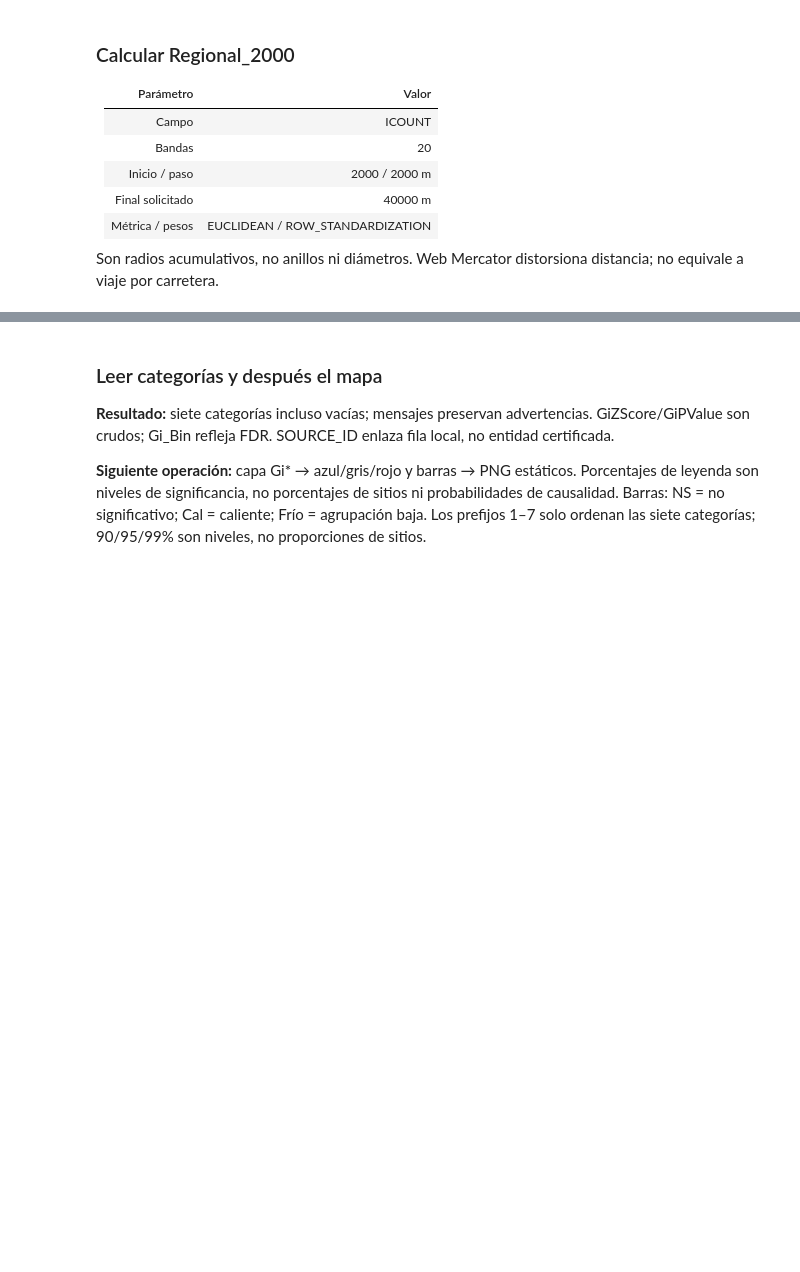
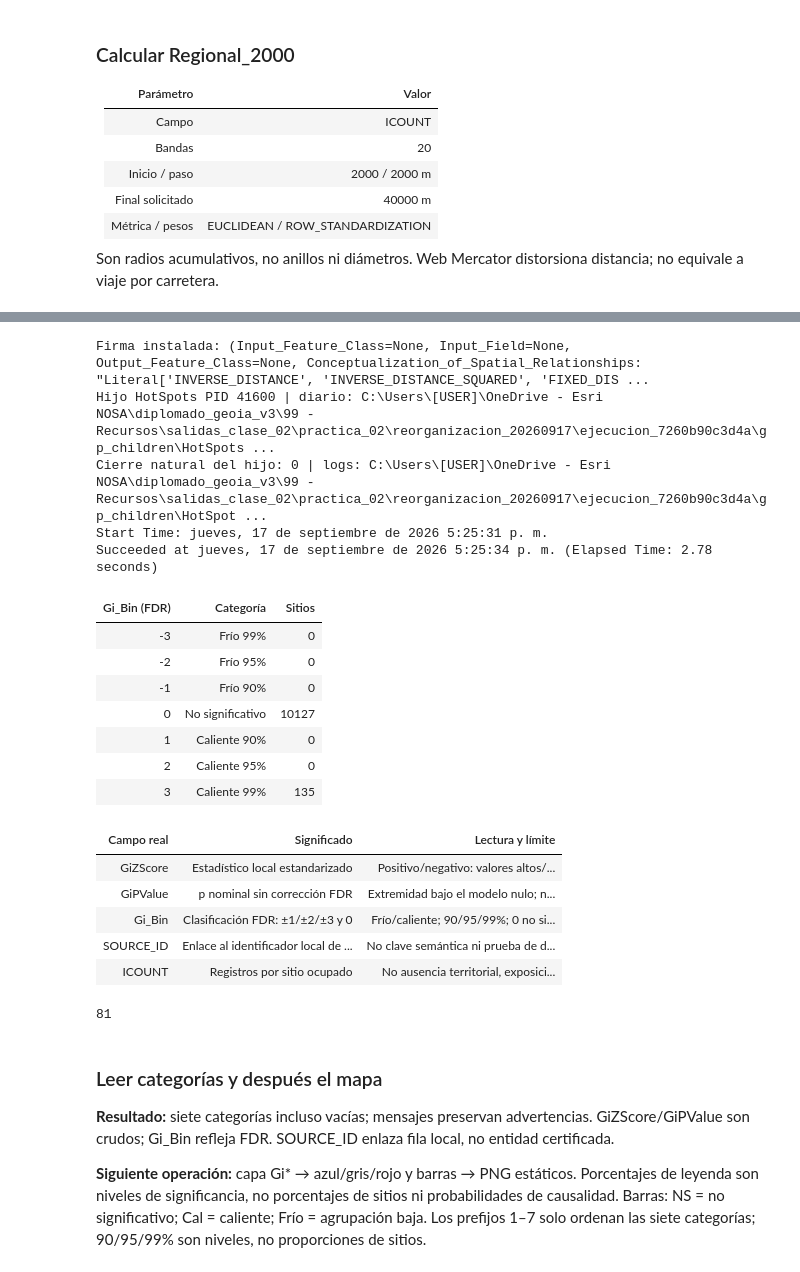
Before and after one commit to ecetina-esri-co/diplomado-geoia-ml-espacial-automl, a Jupyter notebook: 99 - Recursos/notebooks/Clase 02 - Practica 02 - Colegios y escala espacial.ipynb, the cells around one changed output, grey strips where cells are left out. Drawn from its saved outputs; the diff is of its cells as text; code cells hidden in the pictures; blank space fills up the shorter version.

```diff
--- a/99 - Recursos/notebooks/Clase 02 - Practica 02 - Colegios y escala espacial.ipynb
+++ b/99 - Recursos/notebooks/Clase 02 - Practica 02 - Colegios y escala espacial.ipynb
@@ -229,2 +298,35 @@ print('Ejecución:', run.name)
+# %%
+# Una llamada síncrona por carpeta nueva; stdout/stderr a archivos, nunca a PIPE.
+def gp_child(tool, *args, **kwargs):
+    if tool not in GP_TOOLS:
+        raise ValueError('Solo las cuatro herramientas de la frontera estadística P02 están autorizadas.')
+    call_dir = child_root / (tool + '_' + uuid.uuid4().hex[:12])
+    call_dir.mkdir(exist_ok=False)
+    request_id = call_dir.name
+    request_path, result_path = call_dir/'request.json', call_dir/'result.json'
+    journal_path = call_dir/'process.json'
+    environment = {name: getattr(arcpy.env, name) for name in
+                   ('workspace', 'scratchWorkspace', 'overwriteOutput', 'addOutputsToMap')}
+    environment['outputCoordinateSystem'] = arcpy.env.outputCoordinateSystem.exportToString()
+    request = {'tool': tool, 'request_id': request_id, 'args': args,
+               'kwargs': kwargs, 'environment': environment}
+    request_path.write_text(json.dumps(request, ensure_ascii=False, indent=2), encoding='utf-8')
+    journal = {'state': 'starting', 'tool': tool, 'request_id': request_id,
+               'clock_start': time.perf_counter(), 'pid': None, 'returncode': None}
+    write_gp_journal(journal_path, journal)
+    env = os.environ.copy()
+    env.update(PYTHONNOUSERSITE='1', MPLBACKEND='Agg')
+    with (call_dir/'stdout.log').open('wb') as stdout, (call_dir/'stderr.log').open('wb') as stderr:
+        process = subprocess.Popen([sys.executable, '-X', 'utf8', '-B', '-s',
+            str(child_script), str(request_path), str(result_path)],
+            shell=False, env=env, stdout=stdout, stderr=stderr)
+        journal.update(state='running', pid=process.pid)
+        write_gp_journal(journal_path, journal)
+        print('Hijo', tool, 'PID', process.pid, '| diario:', journal_path, flush=True)
+        returncode = wait_gp_child(process, journal_path, journal, timeout=480)
+    record = read_gp_record(returncode, result_path, tool, request_id, process.pid)
+    # Las advertencias reales permanecen en messages, se imprimen junto a cada operación.
+    print('Cierre natural del hijo:', returncode, '| logs:', call_dir, flush=True)
+    return record
 # %% [markdown]
 ### Definir visuales de cobertura y soporte
@@ -779,34 +924,55 @@ Salidas actuales: `99 - Recursos/salidas_clase_02/practica_02/ejecucion_6f85d4ae
 # %%
 # Configuración fijada antes de observar resultados; entradas de solo lectura.
 import inspect, json
 print('Firma instalada:', inspect.signature(arcpy.stats.HotSpots))
 assert 'number_of_neighbors' in inspect.signature(arcpy.stats.HotSpots).parameters
 if n_sites < 30 or n_sites <= 8 or len(set(icount)) < 2 or not all(math.isfinite(v) for v in icount):
     raise ValueError('Gi* requiere al menos 30 sitios, más de ocho, valores finitos y variación.')
 if sr.type != 'Projected' or sr.linearUnitName.lower() not in ('meter','metre'):
     raise ValueError('Revisar CRS y extensión: no proyectar automáticamente.')
 hotspots = str(Path(gdb) / 'Gi_8vecinos_FDR')
-gi_result = arcpy.stats.HotSpots(
+gi_result = gp_child('HotSpots',
     Input_Feature_Class=weighted, Input_Field='ICOUNT', Output_Feature_Class=hotspots,
     Conceptualization_of_Spatial_Relationships='K_NEAREST_NEIGHBORS',
     Distance_Method='EUCLIDEAN_DISTANCE', Standardization='NONE',
     Apply_False_Discovery_Rate__FDR__Correction='APPLY_FDR', number_of_neighbors=8,
 )
-print(gi_result.getMessages())
-(run / 'Gi_mensajes.txt').write_text(gi_result.getMessages(), encoding='utf-8')
+print(gi_result['messages'])
+(run / 'Gi_mensajes.txt').write_text(gi_result['messages'], encoding='utf-8')
 with arcpy.da.SearchCursor(hotspots, ['Gi_Bin']) as cursor:
     gi_counts = Counter(int(row[0]) for row in cursor)
 assert sum(gi_counts.values()) == n_sites
 labels = {-3:'Frío 99%', -2:'Frío 95%', -1:'Frío 90%', 0:'No significativo', 1:'Caliente 90%', 2:'Caliente 95%', 3:'Caliente 99%'}
 tabla_visible(['Gi_Bin (FDR)', 'Categoría', 'Sitios'], [[v, labels[v], gi_counts[v]] for v in range(-3,4)])
 tabla_visible(['Campo real', 'Significado', 'Lectura y límite'], [
     ['GiZScore', 'Estadístico local estandarizado', 'Positivo/negativo: valores altos/bajos agrupados, no riesgo'],
     ['GiPValue', 'p nominal sin corrección FDR', 'Extremidad bajo el modelo nulo; no probabilidad de H0'],
     ['Gi_Bin', 'Clasificación FDR: ±1/±2/±3 y 0', 'Frío/caliente; 90/95/99%; 0 no significativo'],
     ['SOURCE_ID', 'Enlace al identificador local de entrada', 'No clave semántica ni prueba de duplicación'],
     ['ICOUNT', 'Registros por sitio ocupado', 'No ausencia territorial, exposición ni tasa'],
 ])
 (run / 'Gi_conteos.json').write_text(json.dumps({str(v):gi_counts[v] for v in range(-3,4)}, indent=2), encoding='utf-8')
+# %% [output]
+Firma instalada: (Input_Feature_Class=None, Input_Field=None, Output_Feature_Class=None, Conceptualization_of_Spatial_Relationships: "Literal['INVERSE_DISTANCE', 'INVERSE_DISTANCE_SQUARED', 'FIXED_DIS ...
+Hijo HotSpots PID 41600 | diario: C:\Users\[USER]\OneDrive - Esri NOSA\diplomado_geoia_v3\99 - Recursos\salidas_clase_02\practica_02\reorganizacion_20260917\ejecucion_7260b90c3d4a\gp_children\HotSpots ...
+Cierre natural del hijo: 0 | logs: C:\Users\[USER]\OneDrive - Esri NOSA\diplomado_geoia_v3\99 - Recursos\salidas_clase_02\practica_02\reorganizacion_20260917\ejecucion_7260b90c3d4a\gp_children\HotSpot ...
+Start Time: jueves, 17 de septiembre de 2026 5:25:31 p. m.
+Succeeded at jueves, 17 de septiembre de 2026 5:25:34 p. m. (Elapsed Time: 2.78 seconds)
+| Gi_Bin (FDR) | Categoría | Sitios |
+| -3 | Frío 99% | 0 |
+| -2 | Frío 95% | 0 |
+| -1 | Frío 90% | 0 |
+| 0 | No significativo | 10127 |
+| 1 | Caliente 90% | 0 |
+| 2 | Caliente 95% | 0 |
+| 3 | Caliente 99% | 135 |
+| Campo real | Significado | Lectura y límite |
+| GiZScore | Estadístico local estandarizado | Positivo/negativo: valores altos/... |
+| GiPValue | p nominal sin corrección FDR | Extremidad bajo el modelo nulo; n... |
+| Gi_Bin | Clasificación FDR: ±1/±2/±3 y 0 | Frío/caliente; 90/95/99%; 0 no si... |
+| SOURCE_ID | Enlace al identificador local de ... | No clave semántica ni prueba de d... |
+| ICOUNT | Registros por sitio ocupado | No ausencia territorial, exposici... |
+81
 # %% [markdown]
 ### Leer categorías y después el mapa
 **Resultado:** siete categorías incluso vacías; mensajes preservan advertencias. GiZScore/GiPValue son crudos; Gi_Bin refleja FDR. SOURCE_ID enlaza fila local, no entidad certificada.
```
Also changed, not shown: parts of 116 cells of this notebook, 39 other files.
